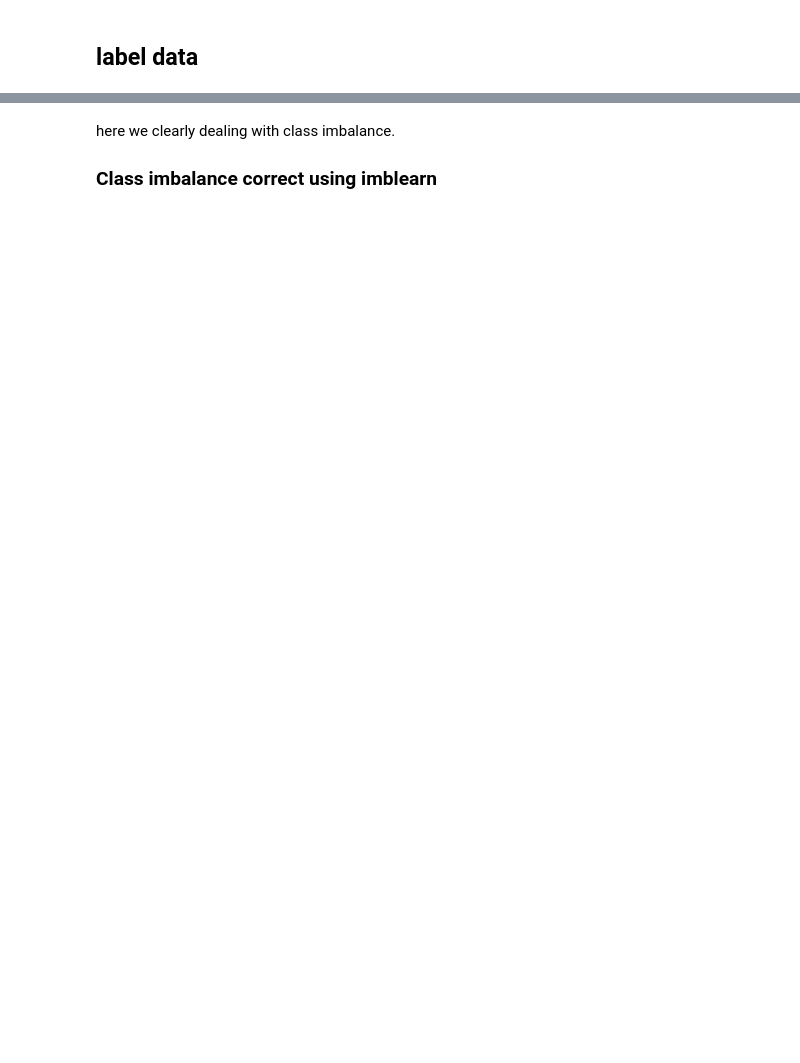
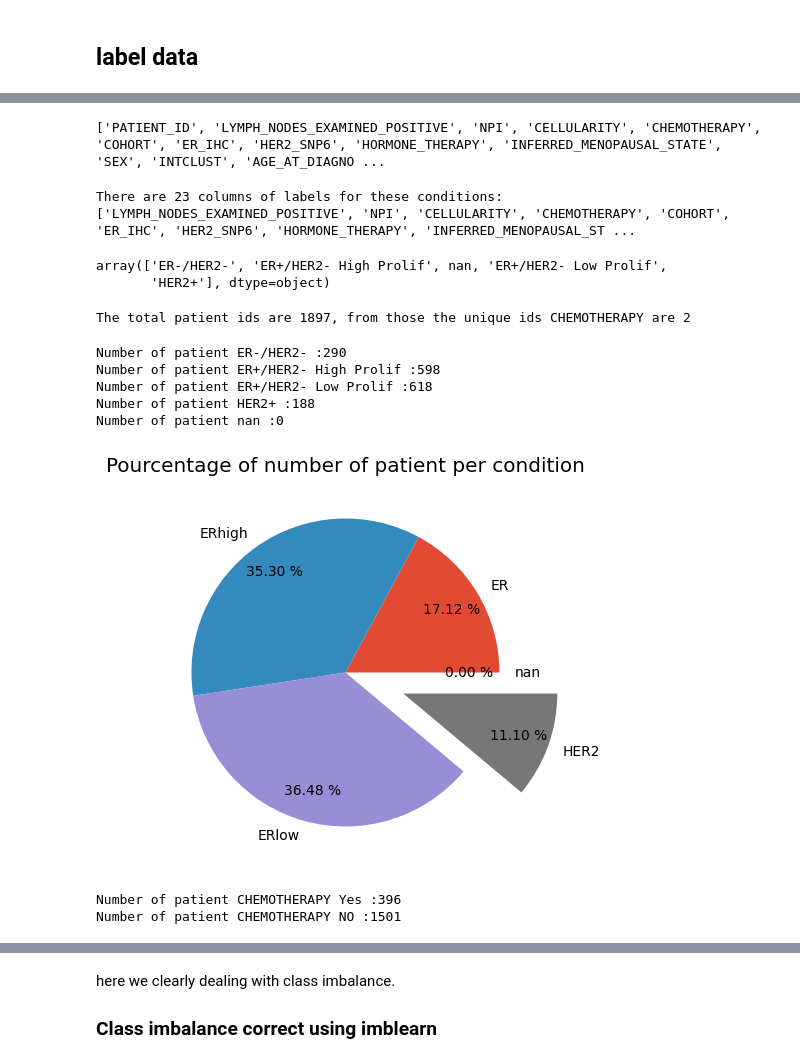
Before and after one commit to LamineTourelab/Tutorial, a Jupyter notebook: ExplainabilityAI/explainability_shap&lime.ipynb, the cells around one changed output, grey strips where cells are left out. Cells and saved outputs as stored; diff of their text form; code cells hidden in the pictures; blank space fills up the shorter version.

```diff
--- a/ExplainabilityAI/explainability_shap&lime.ipynb
+++ b/ExplainabilityAI/explainability_shap&lime.ipynb
@@ -29,0 +56,3 @@ samples.head()
+# %%
+metadata = pd.read_csv("/Users/lamine/Explainqble AI /metabric_clin.csv")
+metadata.head(5)
@@ -29,0 +101,62 @@ samples.head()
+# %%
+columns = metadata.keys()
+columns = list(columns)
+print(columns)
+# %% [output]
+['PATIENT_ID', 'LYMPH_NODES_EXAMINED_POSITIVE', 'NPI', 'CELLULARITY', 'CHEMOTHERAPY', 'COHORT', 'ER_IHC', 'HER2_SNP6', 'HORMONE_THERAPY', 'INFERRED_MENOPAUSAL_STATE', 'SEX', 'INTCLUST', 'AGE_AT_DIAGNO ...
+# %%
+# Remove unnecesary elements
+columns.remove('PATIENT_ID')
+# Get the total classes
+print(f"There are {len(columns)} columns of labels for these conditions: {columns}")
+# %% [output]
+There are 23 columns of labels for these conditions: ['LYMPH_NODES_EXAMINED_POSITIVE', 'NPI', 'CELLULARITY', 'CHEMOTHERAPY', 'COHORT', 'ER_IHC', 'HER2_SNP6', 'HORMONE_THERAPY', 'INFERRED_MENOPAUSAL_ST ...
+# %%
+metadata['THREEGENE'].unique()
+# %% [output]
+array(['ER-/HER2-', 'ER+/HER2- High Prolif', nan, 'ER+/HER2- Low Prolif',
+       'HER2+'], dtype=object)
+# %%
+print(f"The total patient ids are {metadata['PATIENT_ID'].count()}, from those the unique ids CHEMOTHERAPY are {metadata['CHEMOTHERAPY'].value_counts().shape[0]} ")
+# %% [output]
+The total patient ids are 1897, from those the unique ids CHEMOTHERAPY are 2
+# %%
+print(f'Number of patient ER-/HER2- :%i'  %metadata[metadata['THREEGENE']=='ER-/HER2-'].count()[0])
+print(f'Number of patient ER+/HER2- High Prolif :%i'  %metadata[metadata['THREEGENE']=='ER+/HER2- High Prolif'].count()[0])
+print(f'Number of patient ER+/HER2- Low Prolif :%i'  %metadata[metadata['THREEGENE']=='ER+/HER2- Low Prolif'].count()[0])
+print(f'Number of patient HER2+ :%i'  %metadata[metadata['THREEGENE']=='HER2+'].count()[0])
+print(f'Number of patient nan :%i'  %metadata[metadata['THREEGENE']=='nan'].count()[0])
+# %% [output]
+Number of patient ER-/HER2- :290
+Number of patient ER+/HER2- High Prolif :598
+Number of patient ER+/HER2- Low Prolif :618
+Number of patient HER2+ :188
+Number of patient nan :0
+# %%
+plt.figure(figsize=(8,5), dpi=100)
+
+plt.style.use('ggplot')
+
+ER = metadata[metadata['THREEGENE']=='ER-/HER2-'].count()[0]
+ERhigh = metadata[metadata['THREEGENE']=='ER+/HER2- High Prolif'].count()[0]
+ERlow = metadata[metadata['THREEGENE']=='ER+/HER2- Low Prolif'].count()[0]
+HER2 = metadata[metadata['THREEGENE']=='HER2+'].count()[0]
+nan = metadata[metadata['THREEGENE']=='nan'].count()[0]
+
+
+Condition = [ER, ERhigh, ERlow, HER2, nan]
+label = ['ER', 'ERhigh', 'ERlow', 'HER2', 'nan']
+explode = (0,0,0,.4,0)
+
+plt.title('Pourcentage of number of patient per condition')
+
+plt.pie(Condition, labels=label, explode=explode, pctdistance=0.8,autopct='%.2f %%')
+plt.show()
+# %% [output]
+[figure, added]
+# %%
+print(f'Number of patient CHEMOTHERAPY Yes :%i'  %metadata[metadata['CHEMOTHERAPY']=='YES'].count()[0])
+print(f'Number of patient CHEMOTHERAPY NO :%i'  %metadata[metadata['CHEMOTHERAPY']=='NO'].count()[0])
+# %% [output]
+Number of patient CHEMOTHERAPY Yes :396
+Number of patient CHEMOTHERAPY NO :1501
```
Also changed, not shown: parts of 53 cells of this notebook, 1 other file.
